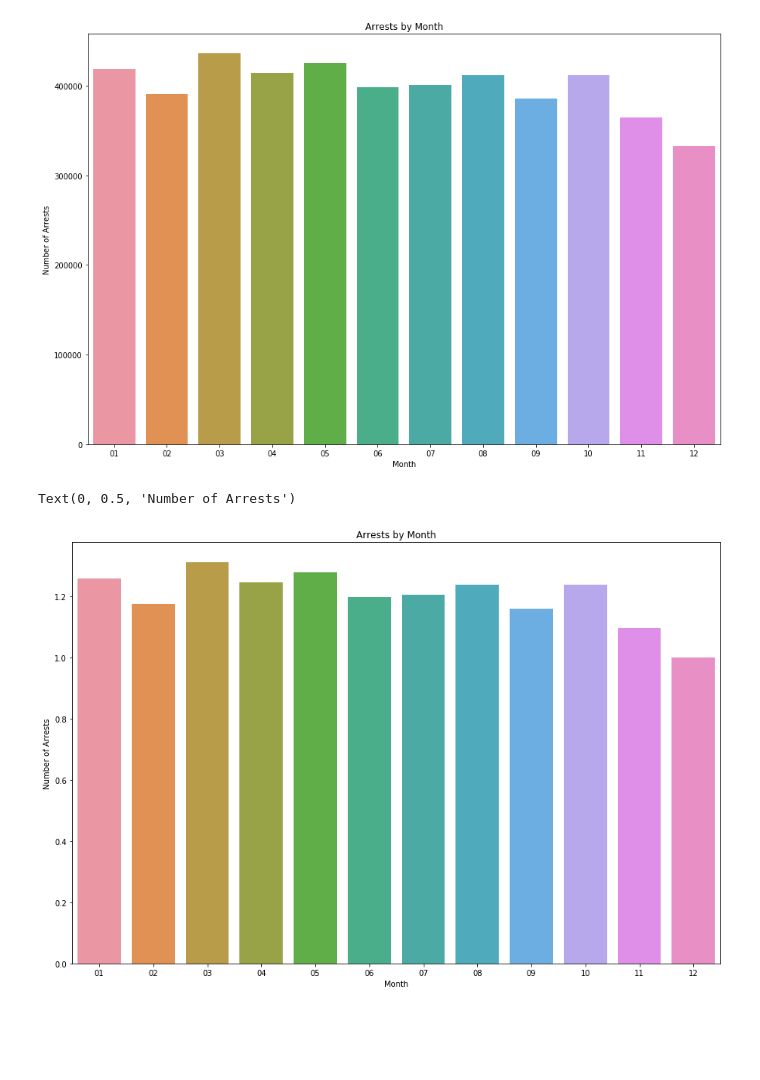
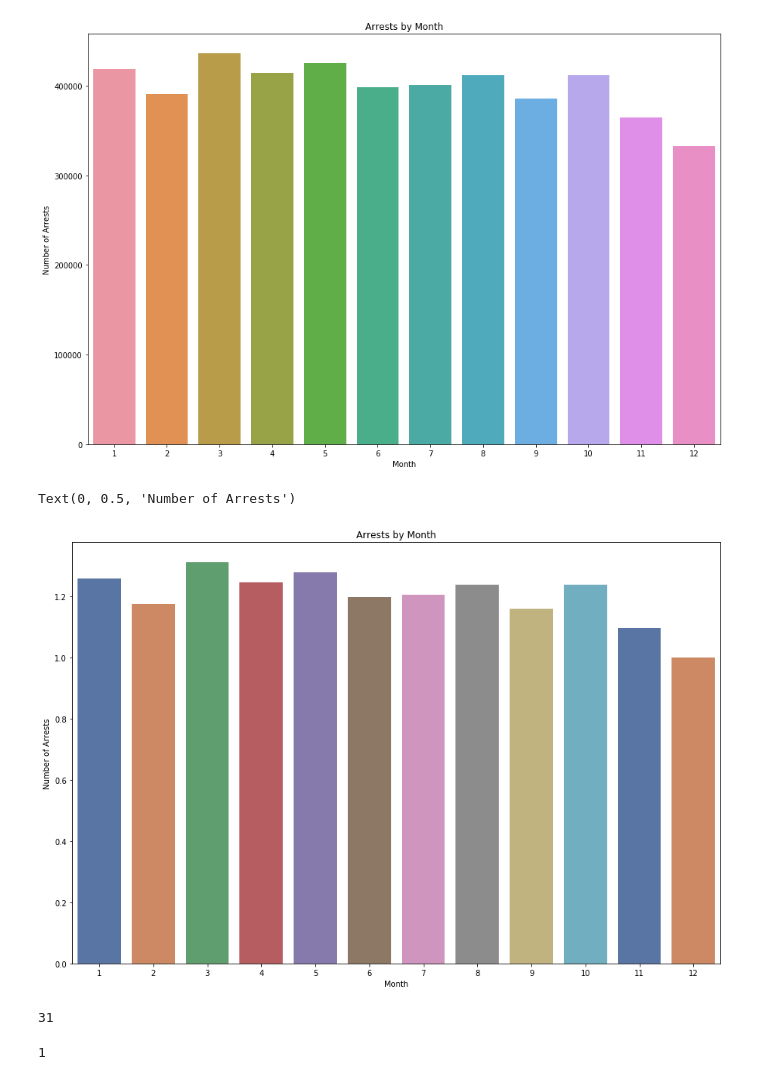
Before and after one commit to bhparijat/NYPD-crime-analysis, a Jupyter notebook: generate_summary.ipynb, the cells around one changed output. Cells and saved outputs as stored; diff of their text form; code cells hidden in the pictures; blank space fills up the shorter version.

```diff
--- a/generate_summary.ipynb
+++ b/generate_summary.ipynb
@@ -64,11 +64,11 @@ plt.ylabel("Number of Arrests")
 Text(0, 0.5, 'Number of Arrests')
 [figure]
 # %%
-df['Year'] = df.ARREST_DATE.apply(lambda x:x.split("/")[-1])
+df['Year'] = df.ARREST_DATE.apply(lambda x:np.int(x.split("/")[-1]))
 # %%
-df['Month'] = df.ARREST_DATE.apply(lambda x:x.split("/")[0])
+df['Month'] = df.ARREST_DATE.apply(lambda x:np.int(x.split("/")[0]))
 # %%
-df['Day'] = df.ARREST_DATE.apply(lambda x:x.split("/")[1])
+df['Day'] = df.ARREST_DATE.apply(lambda x:np.int(x.split("/")[1]))
 # %%
 crimes_by_year = df.Year.value_counts()
 # %%
@@ -114,10 +103,18 @@ Text(0, 0.5, 'Number of Arrests')
 arrests_by_month = arrests_by_month/ arrests_by_month.min()
 # %%
 plt.figure(figsize=(15,10))
-sns.barplot(x=arrests_by_month.index, y = arrests_by_month )
+sns.barplot(x=arrests_by_month.index, y = arrests_by_month,palette='deep')
 plt.title("Arrests by Month")
 plt.xlabel("Month")
 plt.ylabel("Number of Arrests")
 # %% [output]
 Text(0, 0.5, 'Number of Arrests')
-[figure, old version]
+[figure, new version]
+# %%
+df[(df.Year==2006) & (df.Month == 1)].Day.max()
+# %% [output]
+31
+# %%
+df[(df.Year==2006) & (df.Month == 1)].Day.min()
+# %% [output]
+1
```
Also changed, not shown: parts of 9 cells of this notebook.
